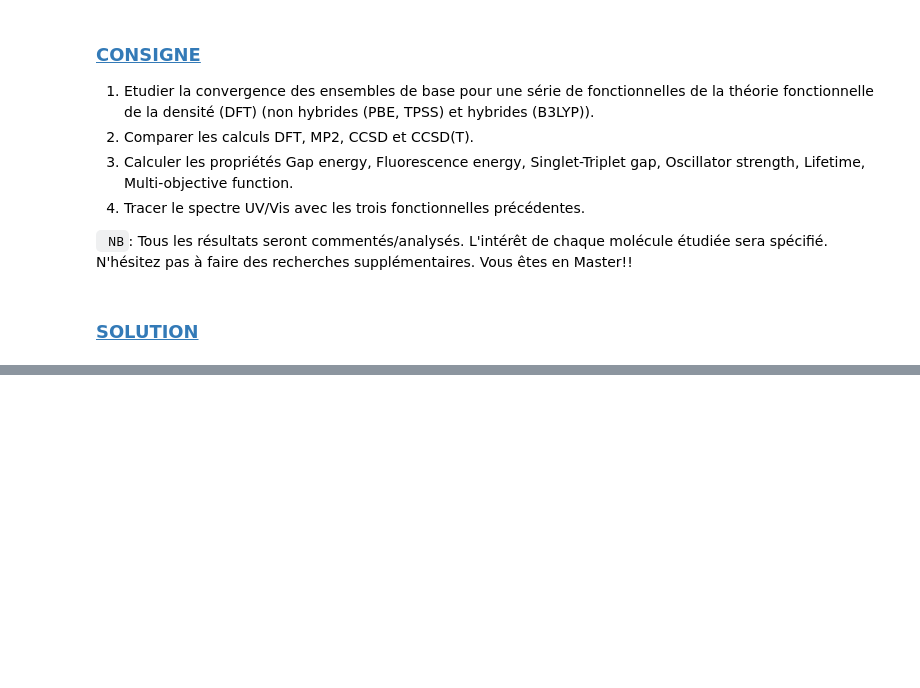
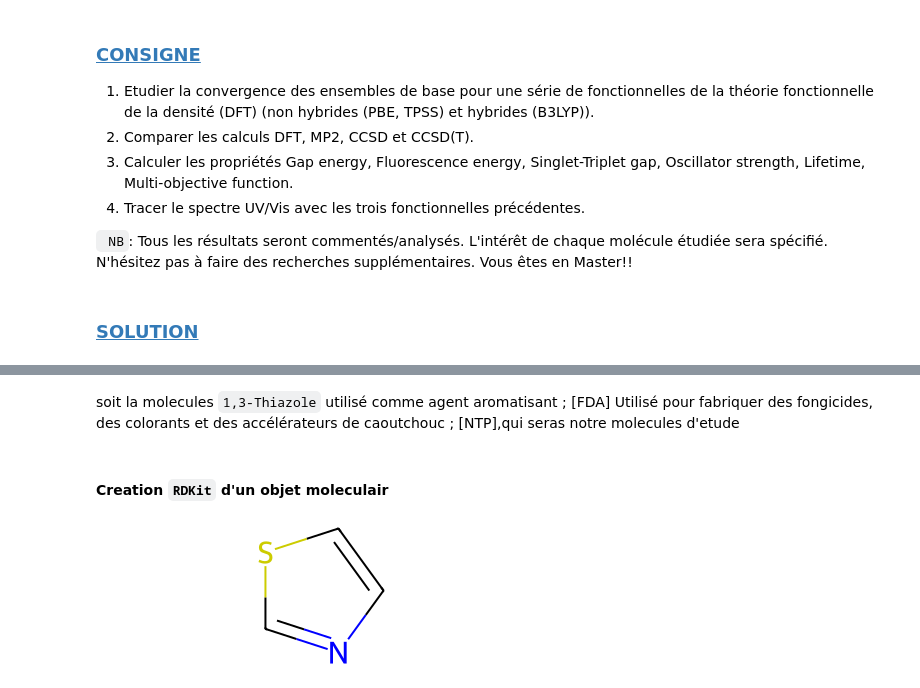
Before and after one commit to GitNindjapatrick/Pyscf-work, a Jupyter notebook: MVOTO_KONGO_Quantum-chemistry-survey.ipynb, the cells around one changed output, grey strips where cells are left out. Saved outputs shown, nothing was run; the diff lists cells and outputs as text; code cells hidden in the pictures; blank space fills up the shorter version.

```diff
--- a/MVOTO_KONGO_Quantum-chemistry-survey.ipynb
+++ b/MVOTO_KONGO_Quantum-chemistry-survey.ipynb
@@ -24,0 +29,2 @@ spécifié. N'hésitez pas à faire des recherches supplémentaires. Vous êtes
+# %% [markdown]
+soit la molecules `1,3-Thiazole` utilisé comme agent aromatisant ; [FDA] Utilisé pour fabriquer des fongicides, des colorants et des accélérateurs de caoutchouc ; [NTP],qui seras notre molecules d'etude
@@ -24,0 +34,10 @@ spécifié. N'hésitez pas à faire des recherches supplémentaires. Vous êtes
+# %% [markdown]
+#### **Creation `RDKit` d'un objet moleculair**
+# %%
+
+#  Convertir le SMILES en objet RDKit Mol
+smiles = "C1=CSC=N1"#https://pubchem.ncbi.nlm.nih.gov/compound/Thiazole
+mol = Chem.MolFromSmiles(smiles)
+mol
+# %% [output]
+[figure, added]
```
Also changed, not shown: parts of 77 cells of this notebook.
